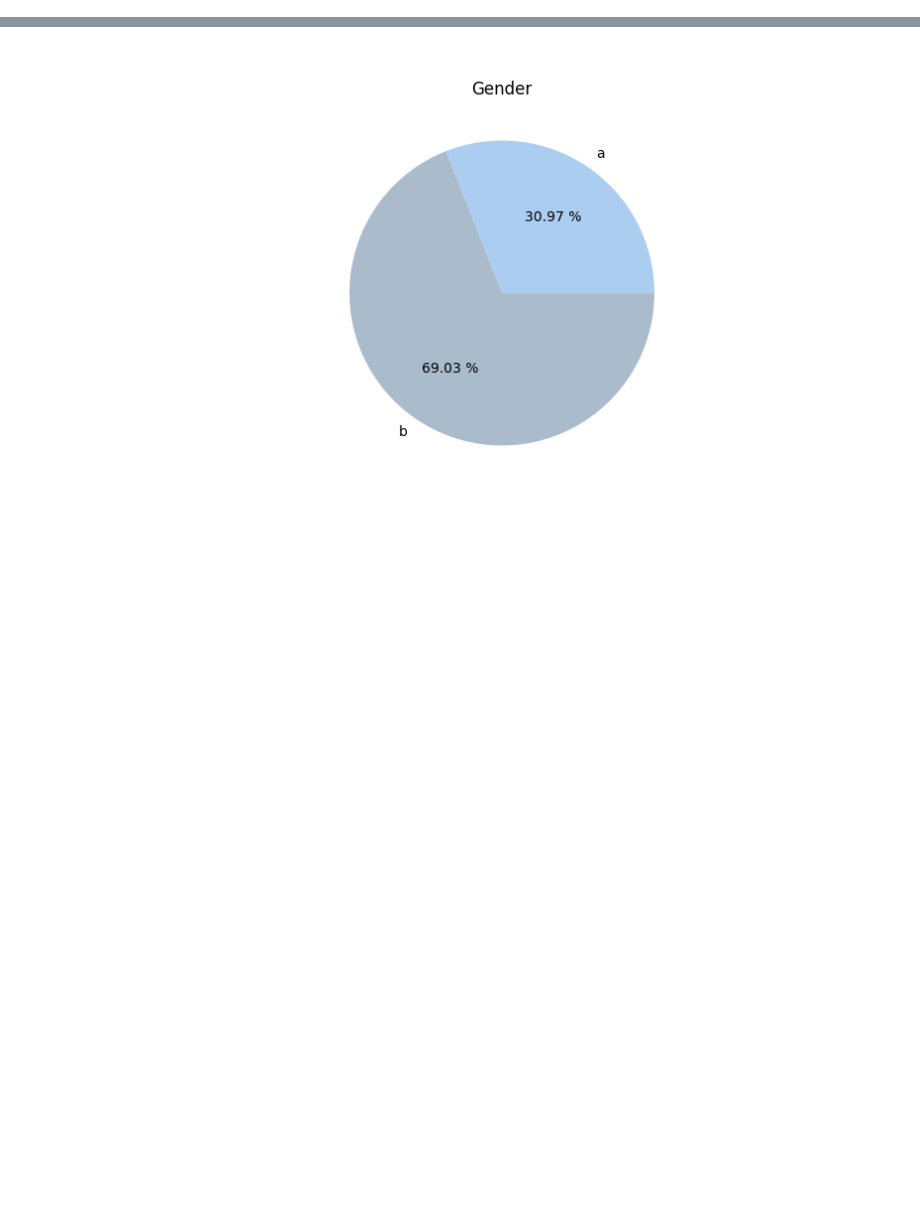
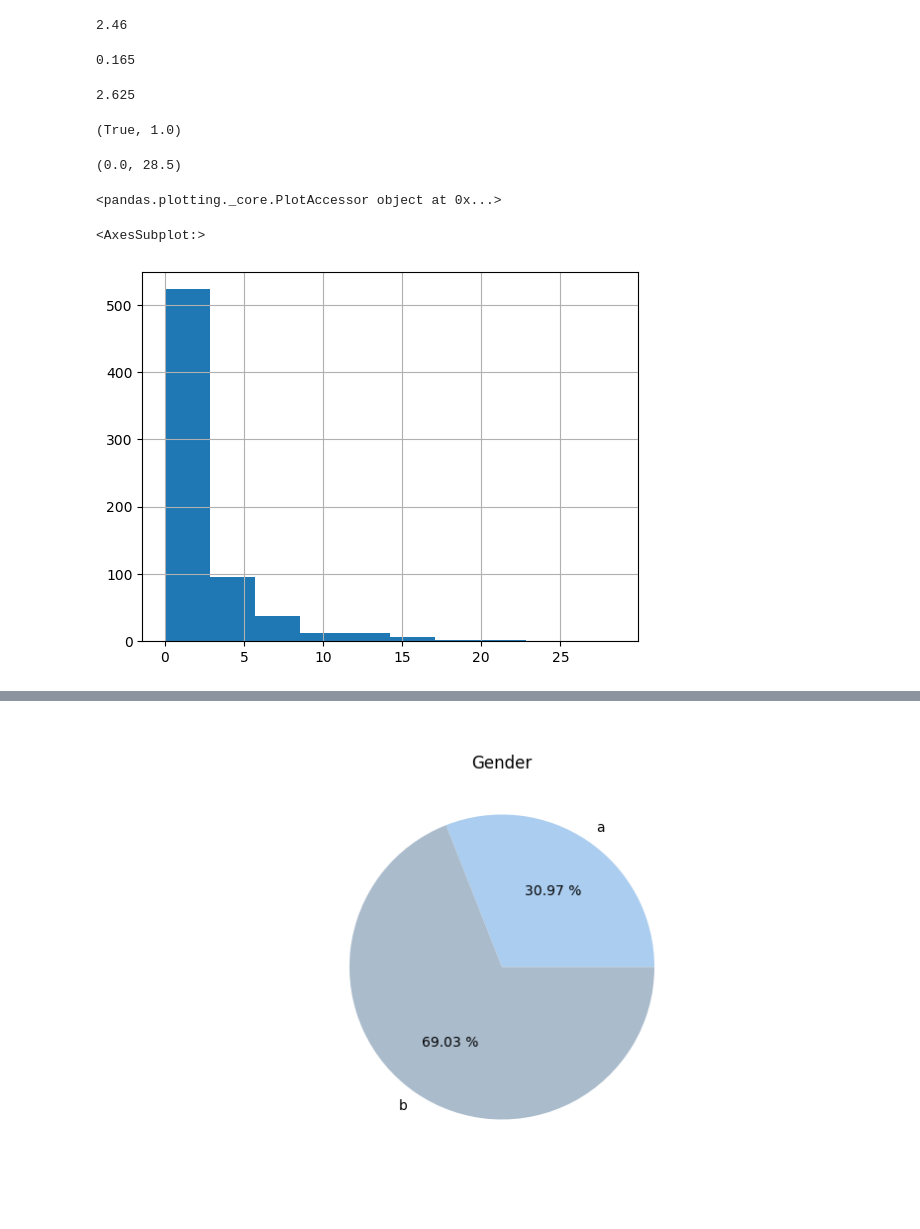
Before and after one commit to BEE063/dataset, a Jupyter notebook: notebooks_CreditDataset.ipynb, the cells around one changed output, grey strips where cells are left out. Cells and saved outputs as stored; diff of their text form; code cells hidden in the pictures; blank space fills up the shorter version.

```diff
--- a/notebooks_CreditDataset.ipynb
+++ b/notebooks_CreditDataset.ipynb
@@ -45,0 +113,41 @@ max     28.000000      28.500000     67.00000  100000.000000
+# %%
+IQR = np.quantile(creditDataset['YearsEmployed'],0.75) - np.quantile(creditDataset['YearsEmployed'],0.25)
+IQR
+# IQR является мерой статистической дисперсии,
+# равной разнице между 75-м и 25-м процентилями или между верхним и нижним квартилями.
+# Зеленым цветом на графике обозначена медиана. Медиана или серединное значение набора чисел — число,
+# которое находится в середине этого набора, если его упорядочить по возрастанию, то есть такое число,
+# что половина из элементов набора не меньше него, а другая половина не больше.
+# %% [output]
+2.46
+# %%
+# 25 процентиль
+np.quantile(creditDataset['creditDataset'],0.25)
+# %% [output]
+0.165
+# %%
+# 75 процентиль
+np.quantile(creditDataset['YearsEmployed'],0.75)
+# %% [output]
+2.625
+# %%
+np.quantile(creditDataset['YearsEmployed'], 0.5) == creditDataset['YearsEmployed'].median(), np.quantile(creditDataset['YearsEmployed'], 0.5)
+# Медиана - это 50 процентиль и в данном случае равна 1.
+# %% [output]
+(True, 1.0)
+# %%
+creditDataset['YearsEmployed'].min(),creditDataset['YearsEmployed'].max()
+# Минимальное и максимальное значение колонки YearsEmployed.
+# %% [output]
+(0.0, 28.5)
+# %%
+creditDataset['YearsEmployed'].plot
+# %% [output]
+<pandas.plotting._core.PlotAccessor object at 0x...>
+# %%
+creditDataset['YearsEmployed'].hist()
+
+# Как видно из графика более 500 человек в данном датасете имеют опыт работы от 0 до 2.5 лет.
+# %% [output]
+<AxesSubplot:>
+[figure, added]
```
Also changed, not shown: parts of 19 cells of this notebook.
